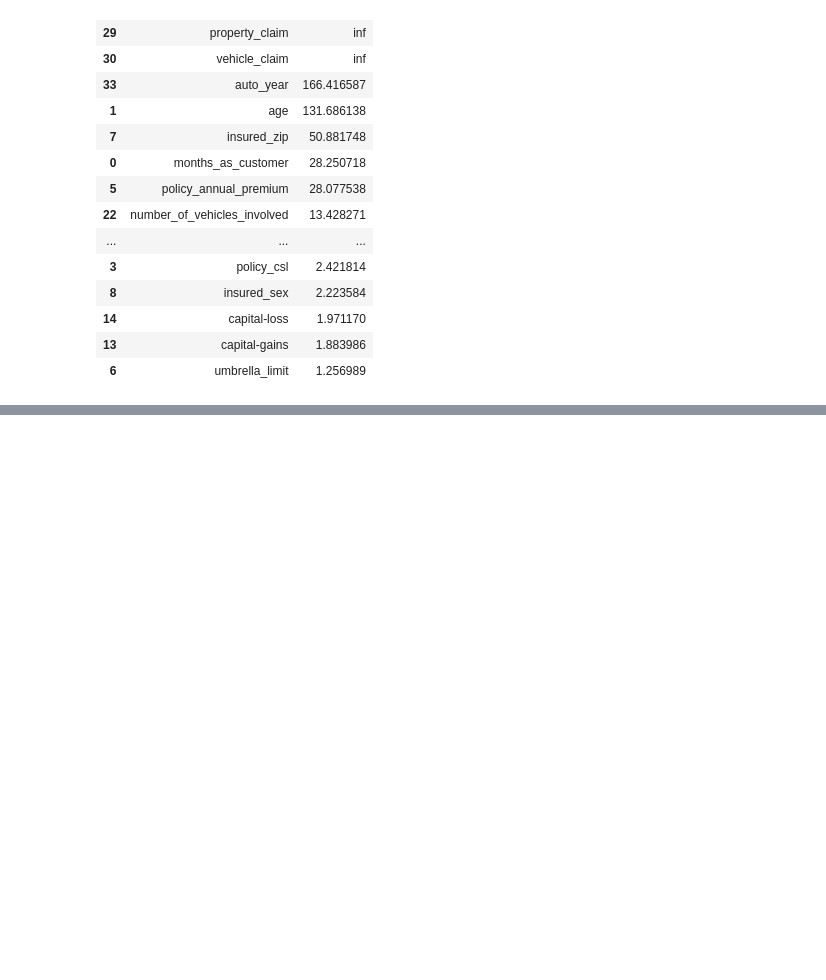
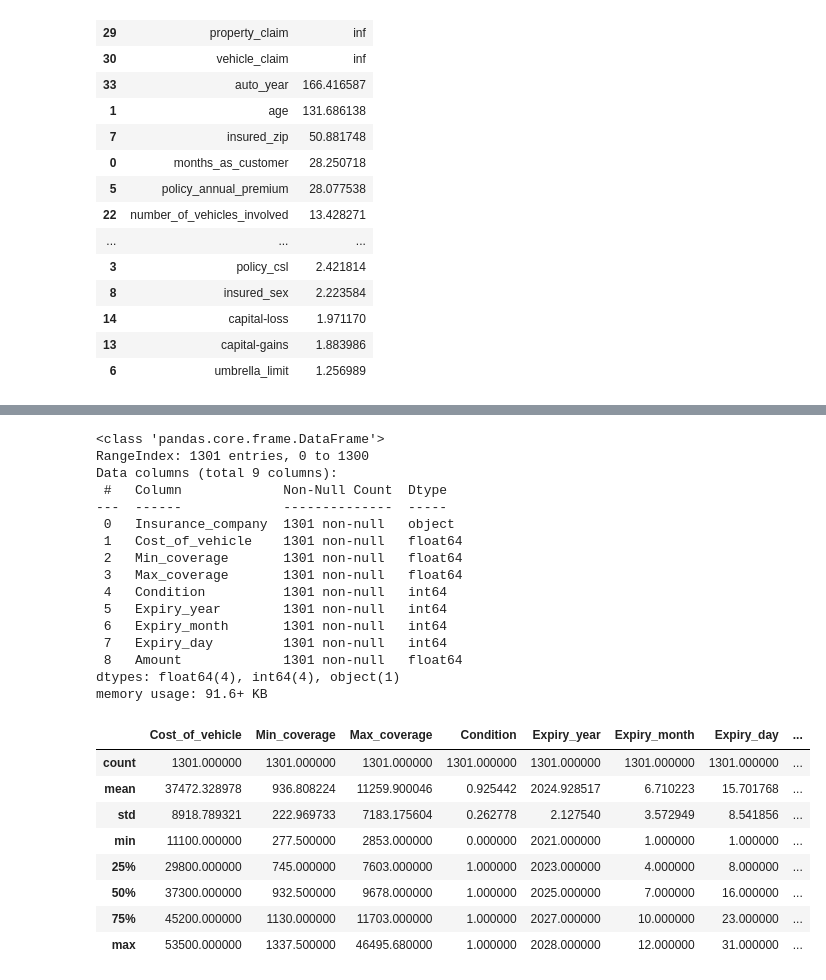
Before and after one commit to jtvon/799S-Data-Science-Capstone, a Jupyter notebook: Week-1-jupyter-notebook.ipynb, the cells around one changed output, grey strips where cells are left out. Cells and saved outputs as stored; diff of their text form; code cells hidden in the pictures; blank space fills up the shorter version.

```diff
--- a/Week-1-jupyter-notebook.ipynb
+++ b/Week-1-jupyter-notebook.ipynb
@@ -196,0 +208,4 @@ Model Score: 0.1549977101155403
+# %%
+# load the fast, furious, and insured dataset
+df_fur = pd.read_csv(r'C:\Users\JT von Seggern\DS Masters Repos\799S-Data-Science-Capstone\Fast_Furious_Insured\train_cleaned.csv')
+df_fur.head()
@@ -196,0 +219,29 @@ Model Score: 0.1549977101155403
+# %%
+df_fur.info()
+df_fur.describe()
+# %% [output]
+<class 'pandas.core.frame.DataFrame'>
+RangeIndex: 1301 entries, 0 to 1300
+Data columns (total 9 columns):
+ #   Column             Non-Null Count  Dtype
+---  ------             --------------  -----
+ 0   Insurance_company  1301 non-null   object
+ 1   Cost_of_vehicle    1301 non-null   float64
+ 2   Min_coverage       1301 non-null   float64
+ 3   Max_coverage       1301 non-null   float64
+ 4   Condition          1301 non-null   int64
+ 5   Expiry_year        1301 non-null   int64
+ 6   Expiry_month       1301 non-null   int64
+ 7   Expiry_day         1301 non-null   int64
+ 8   Amount             1301 non-null   float64
+dtypes: float64(4), int64(4), object(1)
+memory usage: 91.6+ KB
+|  | Cost_of_vehicle | Min_coverage | Max_coverage | Condition | Expiry_year | Expiry_month | Expiry_day | ... |
+| count | 1301.000000 | 1301.000000 | 1301.000000 | 1301.000000 | 1301.000000 | 1301.000000 | 1301.000000 | ... |
+| mean | 37472.328978 | 936.808224 | 11259.900046 | 0.925442 | 2024.928517 | 6.710223 | 15.701768 | ... |
+| std | 8918.789321 | 222.969733 | 7183.175604 | 0.262778 | 2.127540 | 3.572949 | 8.541856 | ... |
+| min | 11100.000000 | 277.500000 | 2853.000000 | 0.000000 | 2021.000000 | 1.000000 | 1.000000 | ... |
+| 25% | 29800.000000 | 745.000000 | 7603.000000 | 1.000000 | 2023.000000 | 4.000000 | 8.000000 | ... |
+| 50% | 37300.000000 | 932.500000 | 9678.000000 | 1.000000 | 2025.000000 | 7.000000 | 16.000000 | ... |
+| 75% | 45200.000000 | 1130.000000 | 11703.000000 | 1.000000 | 2027.000000 | 10.000000 | 23.000000 | ... |
+| max | 53500.000000 | 1337.500000 | 46495.680000 | 1.000000 | 2028.000000 | 12.000000 | 31.000000 | ... |
```
Also changed, not shown: parts of 12 cells of this notebook.
